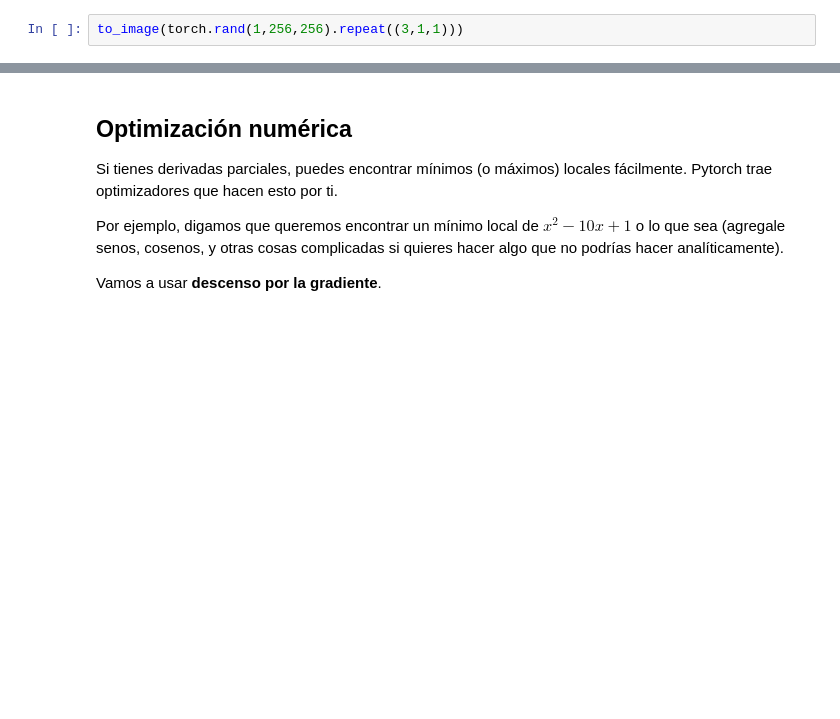
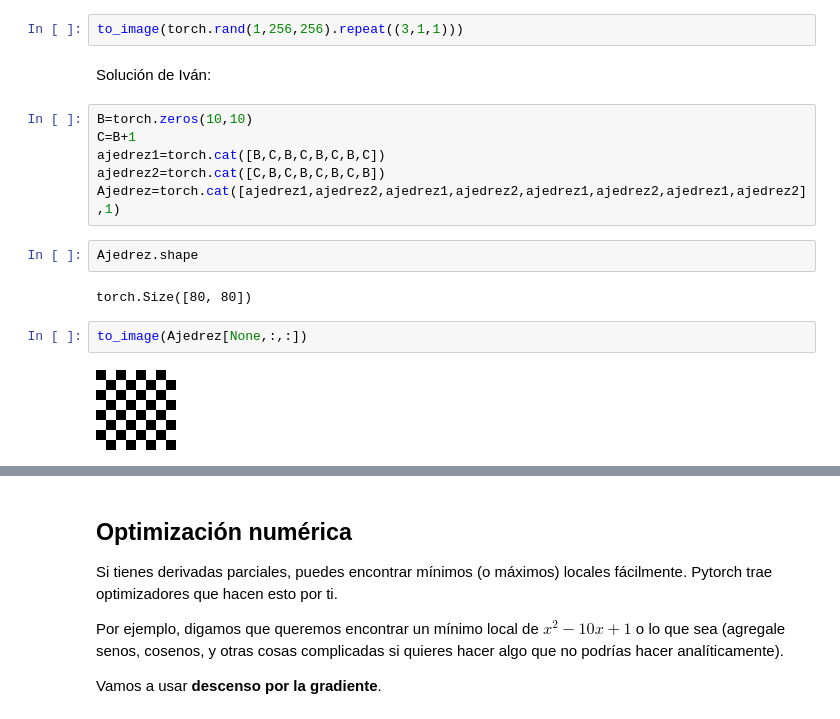
Before and after one commit to mraggi/ProgramacionParaMatematicos, a Jupyter notebook: 12.IntroAPytorch.ipynb, the cells around one changed output, grey strips where cells are left out. Cells and saved outputs as stored; diff of their text form; blank space fills up the shorter version.

```diff
--- a/12.IntroAPytorch.ipynb
+++ b/12.IntroAPytorch.ipynb
@@ -558,3 +584,19 @@ BREAK 2
 10. Crea una imagen que parezca una gradiente horizontal y luego una gradiente vertical.
 # %%
 to_image(torch.rand(1,256,256).repeat((3,1,1)))
+# %% [markdown]
+Solución de Iván:
+# %%
+B=torch.zeros(10,10)
+C=B+1
+ajedrez1=torch.cat([B,C,B,C,B,C,B,C])
+ajedrez2=torch.cat([C,B,C,B,C,B,C,B])
+Ajedrez=torch.cat([ajedrez1,ajedrez2,ajedrez1,ajedrez2,ajedrez1,ajedrez2,ajedrez1,ajedrez2],1)
+# %%
+Ajedrez.shape
+# %% [output]
+torch.Size([80, 80])
+# %%
+to_image(Ajedrez[None,:,:])
+# %% [output]
+[figure, added]
```
Also changed, not shown: parts of 31 cells of this notebook.
